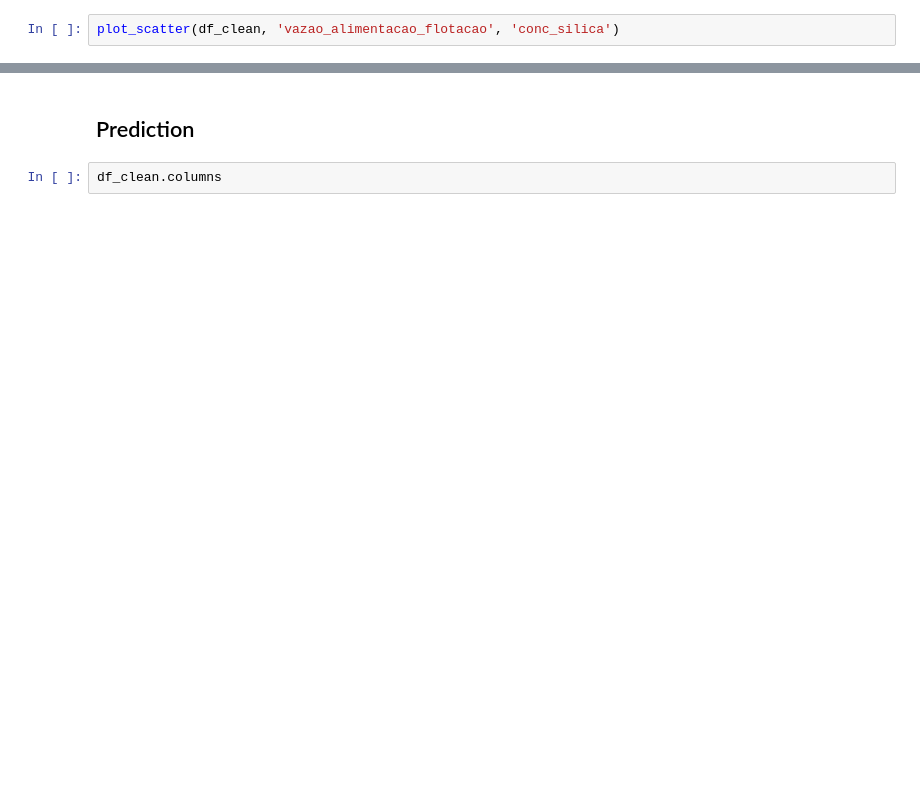
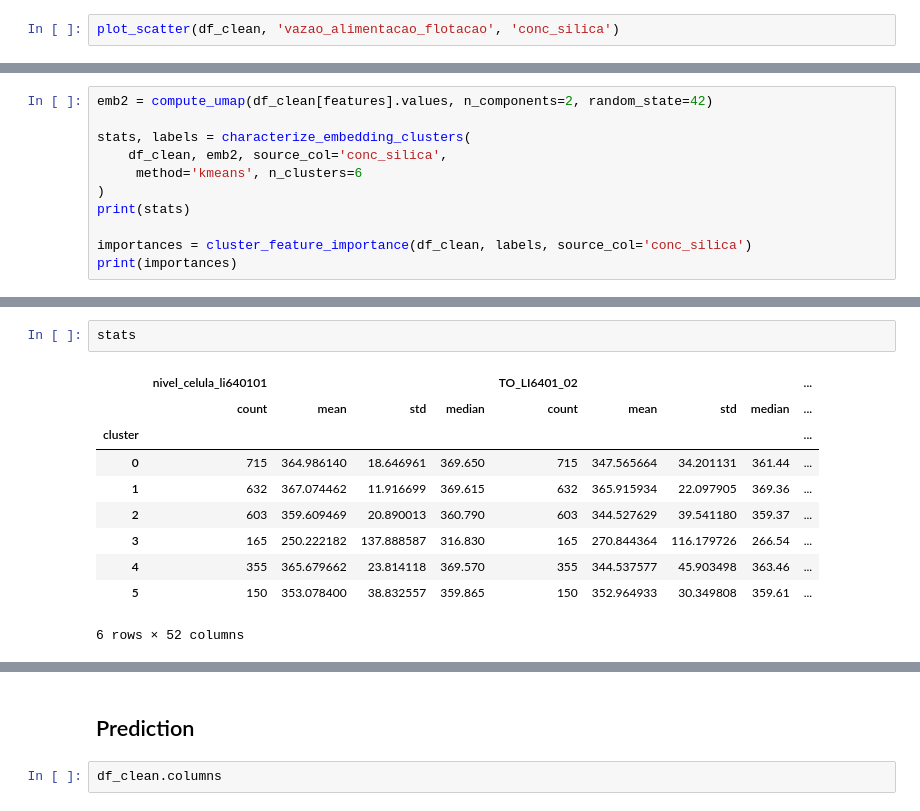
Before and after one commit to RayBasilio123/Flotation, a Jupyter notebook: flotation_prediction/playground.ipynb, the cells around one changed output, grey strips where cells are left out. Cells and saved outputs as stored; diff of their text form; blank space fills up the shorter version.

```diff
--- a/flotation_prediction/playground.ipynb
+++ b/flotation_prediction/playground.ipynb
@@ -61,0 +106,11 @@ plot_scatter(df_clean, 'vazao_alimentacao_flotacao', 'conc_silica')
+# %%
+emb2 = compute_umap(df_clean[features].values, n_components=2, random_state=42)
+
+stats, labels = characterize_embedding_clusters(
+    df_clean, emb2, source_col='conc_silica',
+     method='kmeans', n_clusters=6
+)
+print(stats)
+
+importances = cluster_feature_importance(df_clean, labels, source_col='conc_silica')
+print(importances)
@@ -61,0 +152,13 @@ plot_scatter(df_clean, 'vazao_alimentacao_flotacao', 'conc_silica')
+# %%
+stats
+# %% [output]
+|  | nivel_celula_li640101 |  |  |  | TO_LI6401_02 |  |  |  | ... |
+|  | count | mean | std | median | count | mean | std | median | ... |
+| cluster |  |  |  |  |  |  |  |  | ... |
+| 0 | 715 | 364.986140 | 18.646961 | 369.650 | 715 | 347.565664 | 34.201131 | 361.44 | ... |
+| 1 | 632 | 367.074462 | 11.916699 | 369.615 | 632 | 365.915934 | 22.097905 | 369.36 | ... |
+| 2 | 603 | 359.609469 | 20.890013 | 360.790 | 603 | 344.527629 | 39.541180 | 359.37 | ... |
+| 3 | 165 | 250.222182 | 137.888587 | 316.830 | 165 | 270.844364 | 116.179726 | 266.54 | ... |
+| 4 | 355 | 365.679662 | 23.814118 | 369.570 | 355 | 344.537577 | 45.903498 | 363.46 | ... |
+| 5 | 150 | 353.078400 | 38.832557 | 359.865 | 150 | 352.964933 | 30.349808 | 359.61 | ... |
+6 rows × 52 columns
```
Also changed, not shown: parts of 20 cells of this notebook, 5 other files.
